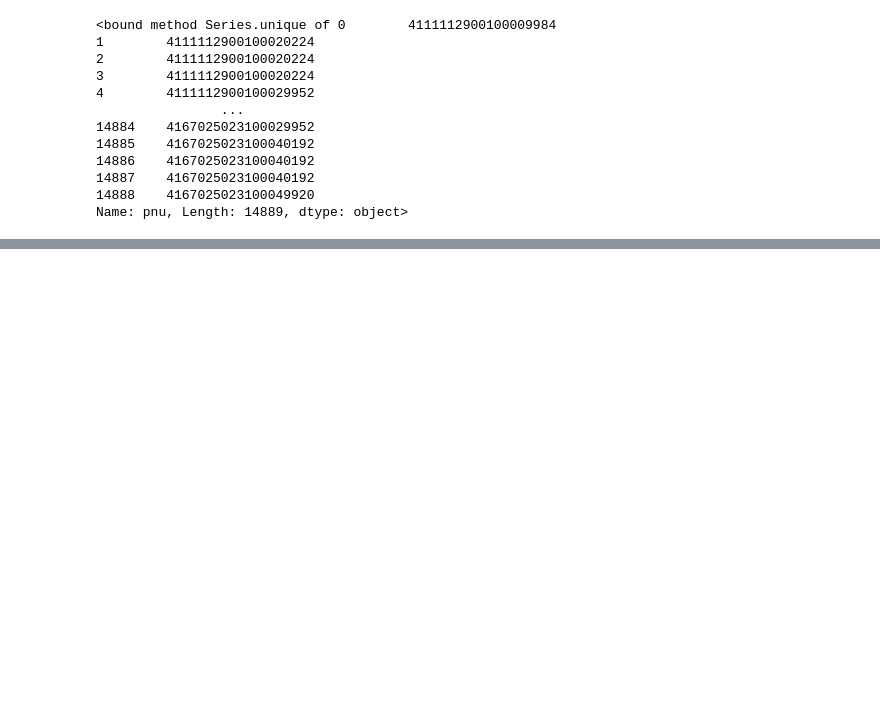
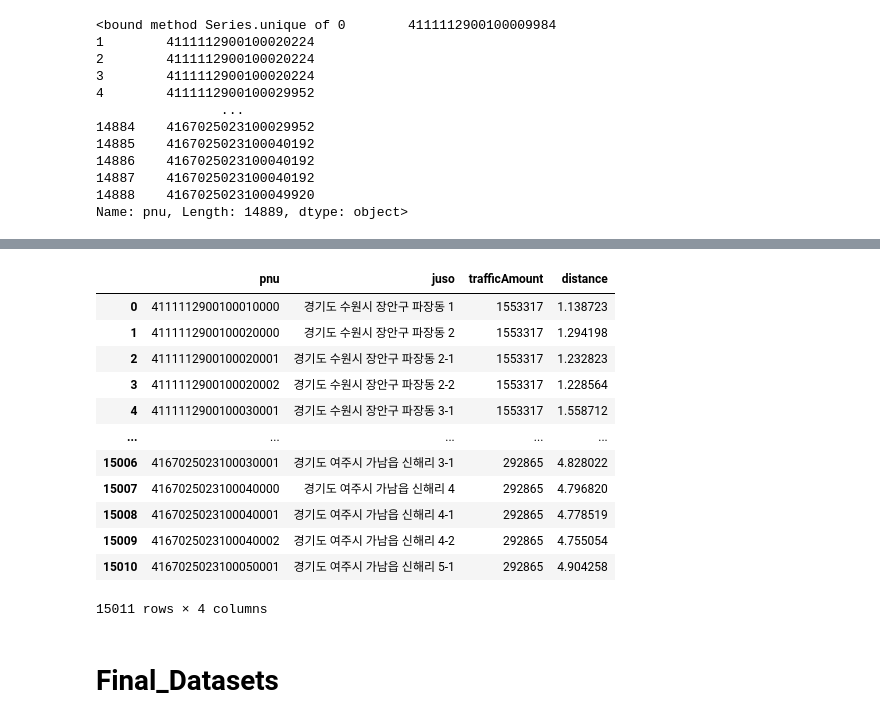
Before and after one commit to LEEPPEUM/final_project, a Jupyter notebook: DB/datasets.ipynb, the cells around one changed output, grey strips where cells are left out. Saved outputs shown, nothing was run; the diff lists cells and outputs as text; code cells hidden in the pictures; blank space fills up the shorter version.

Commit message:
final_datasets

```diff
--- a/DB/datasets.ipynb
+++ b/DB/datasets.ipynb
@@ -564,0 +702,5 @@ Name: pnu, Length: 14889, dtype: object>
+# %%
+data4_2 = []
+for i in range(len(data4_1)):
+    juso = data4_1['ldCodeNm'][i]+" "+data4_1['mnnmSlno'][i]
+    data4_2.append(juso)
@@ -564,0 +727,3 @@ Name: pnu, Length: 14889, dtype: object>
+# %%
+data4_2 = pd.DataFrame(data4_2, columns=['juso'])
+data4_2
@@ -564,0 +744,3 @@ Name: pnu, Length: 14889, dtype: object>
+# %%
+data4_3 = pd.concat([data4_1['pnu'], data4_2], axis=1)
+data4_3
@@ -564,0 +781,3 @@ Name: pnu, Length: 14889, dtype: object>
+# %%
+data4_4 = data3[['juso','trafficAmount','distance']]
+data4_4
@@ -564,0 +798,21 @@ Name: pnu, Length: 14889, dtype: object>
+# %%
+# merge
+
+data5 = pd.merge(data4_3, data4_4, how="inner", on="juso")
+data5
+# %% [output]
+|  | pnu | juso | trafficAmount | distance |
+| 0 | 4111112900100010000 | 경기도 수원시 장안구 파장동 1 | 1553317 | 1.138723 |
+| 1 | 4111112900100020000 | 경기도 수원시 장안구 파장동 2 | 1553317 | 1.294198 |
+| 2 | 4111112900100020001 | 경기도 수원시 장안구 파장동 2-1 | 1553317 | 1.232823 |
+| 3 | 4111112900100020002 | 경기도 수원시 장안구 파장동 2-2 | 1553317 | 1.228564 |
+| 4 | 4111112900100030001 | 경기도 수원시 장안구 파장동 3-1 | 1553317 | 1.558712 |
+| ... | ... | ... | ... | ... |
+| 15006 | 4167025023100030001 | 경기도 여주시 가남읍 신해리 3-1 | 292865 | 4.828022 |
+| 15007 | 4167025023100040000 | 경기도 여주시 가남읍 신해리 4 | 292865 | 4.796820 |
+| 15008 | 4167025023100040001 | 경기도 여주시 가남읍 신해리 4-1 | 292865 | 4.778519 |
+| 15009 | 4167025023100040002 | 경기도 여주시 가남읍 신해리 4-2 | 292865 | 4.755054 |
+| 15010 | 4167025023100050001 | 경기도 여주시 가남읍 신해리 5-1 | 292865 | 4.904258 |
+15011 rows × 4 columns
+# %% [markdown]
+# Final_Datasets
```
Also changed, not shown: parts of 22 cells of this notebook, 1 other file.
